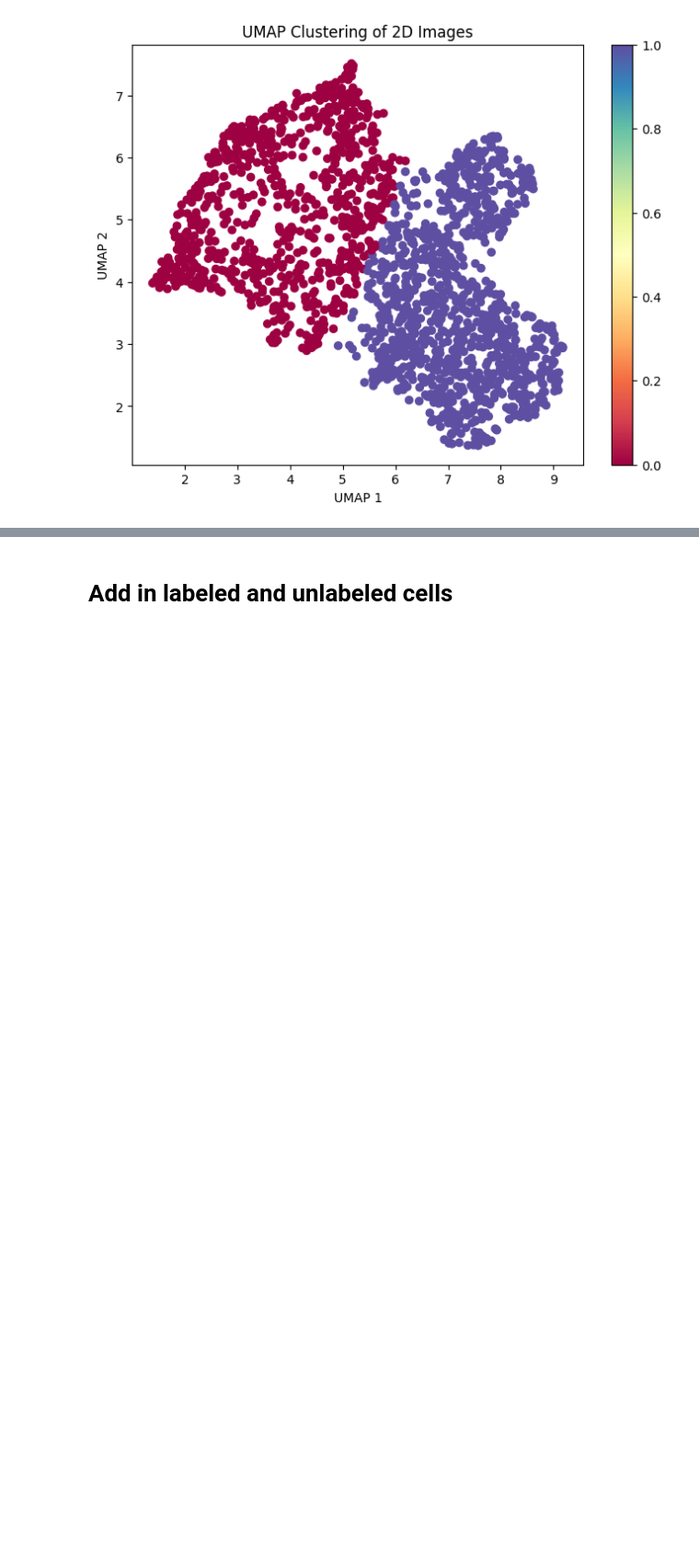
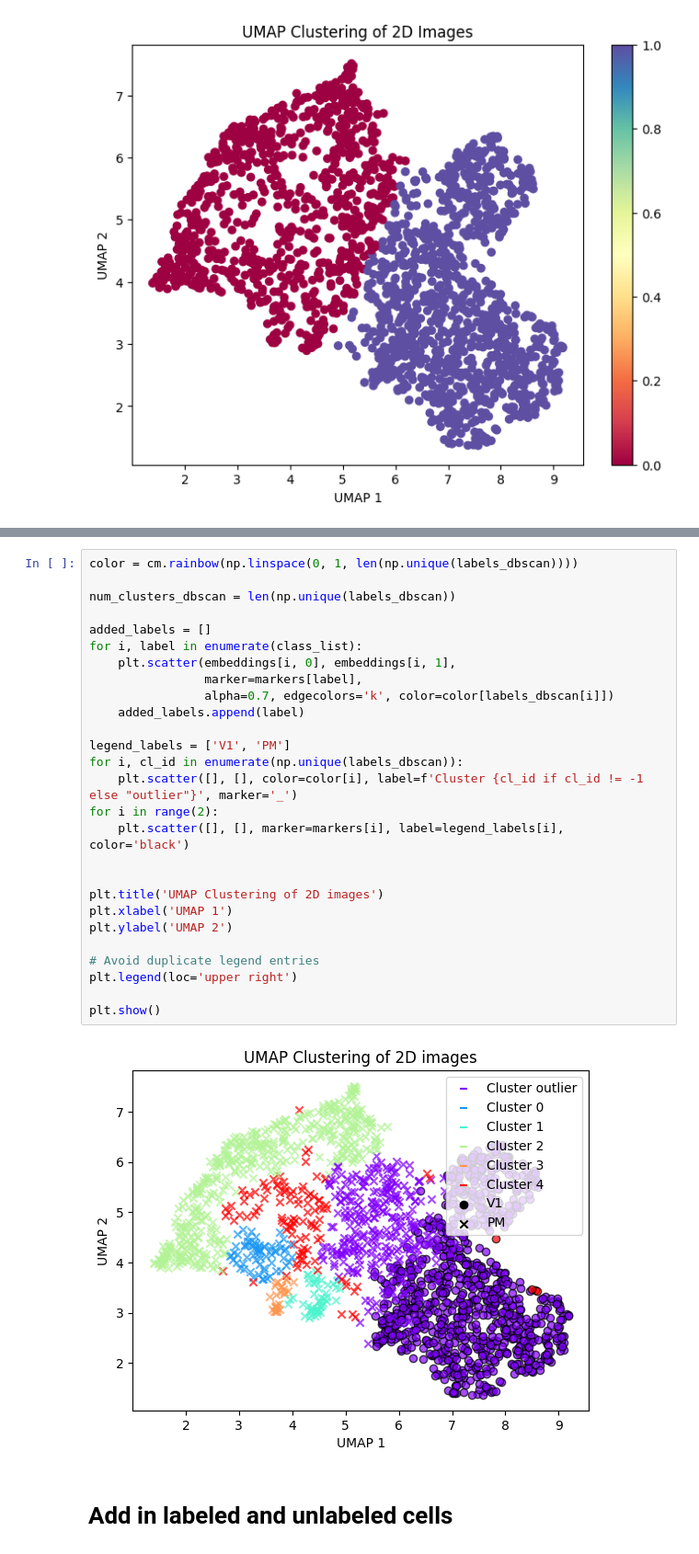
Before and after one commit to ananaphasia/Petreanu_MEI_generation, a Jupyter notebook: 06_UMAP_analysis.ipynb, the cells around one changed output, grey strips where cells are left out. Shown at 92% size. Drawn from its saved outputs; the diff is of its cells as text; blank space fills up the shorter version.

Commit message:
UMAP analysis continued

```diff
--- a/06_UMAP_analysis.ipynb
+++ b/06_UMAP_analysis.ipynb
@@ -305,3 +316,32 @@ plt.show()
+# %%
+color = cm.rainbow(np.linspace(0, 1, len(np.unique(labels_dbscan))))
+
+num_clusters_dbscan = len(np.unique(labels_dbscan))
+
+added_labels = []
+for i, label in enumerate(class_list):
+    plt.scatter(embeddings[i, 0], embeddings[i, 1],
+                marker=markers[label],
+                alpha=0.7, edgecolors='k', color=color[labels_dbscan[i]])
+    added_labels.append(label)
+
+legend_labels = ['V1', 'PM']
+for i, cl_id in enumerate(np.unique(labels_dbscan)):
+    plt.scatter([], [], color=color[i], label=f'Cluster {cl_id if cl_id != -1 else "outlier"}', marker='_')
+for i in range(2):
+    plt.scatter([], [], marker=markers[i], label=legend_labels[i], color='black')
+
+
+plt.title('UMAP Clustering of 2D images')
+plt.xlabel('UMAP 1')
+plt.ylabel('UMAP 2')
+
+# Avoid duplicate legend entries
+plt.legend(loc='upper right')
+
+plt.show()
+# %% [output]
+[figure, added]
 # %% [markdown]
 # Add in labeled and unlabeled cells
 # %%
```
Also changed, not shown: parts of 22 cells of this notebook, 1 other file.
